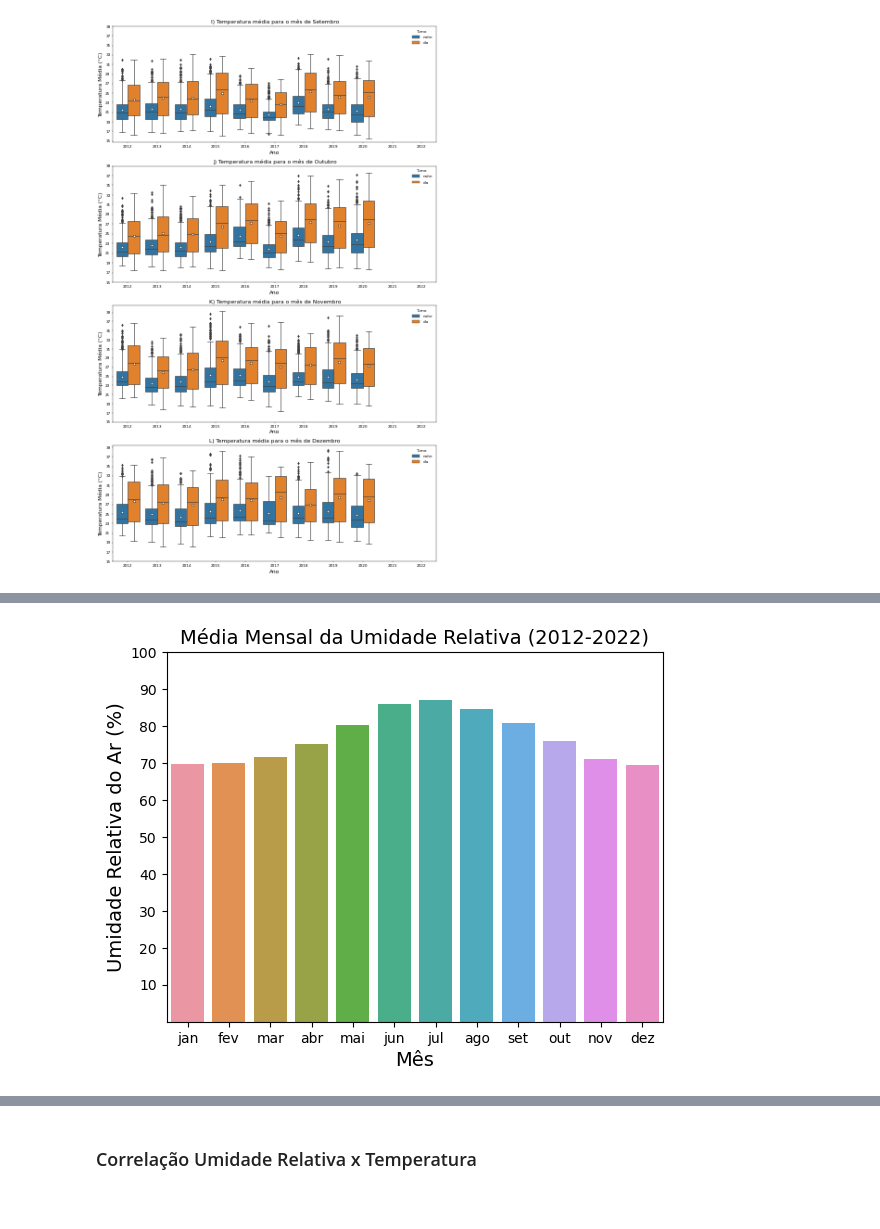
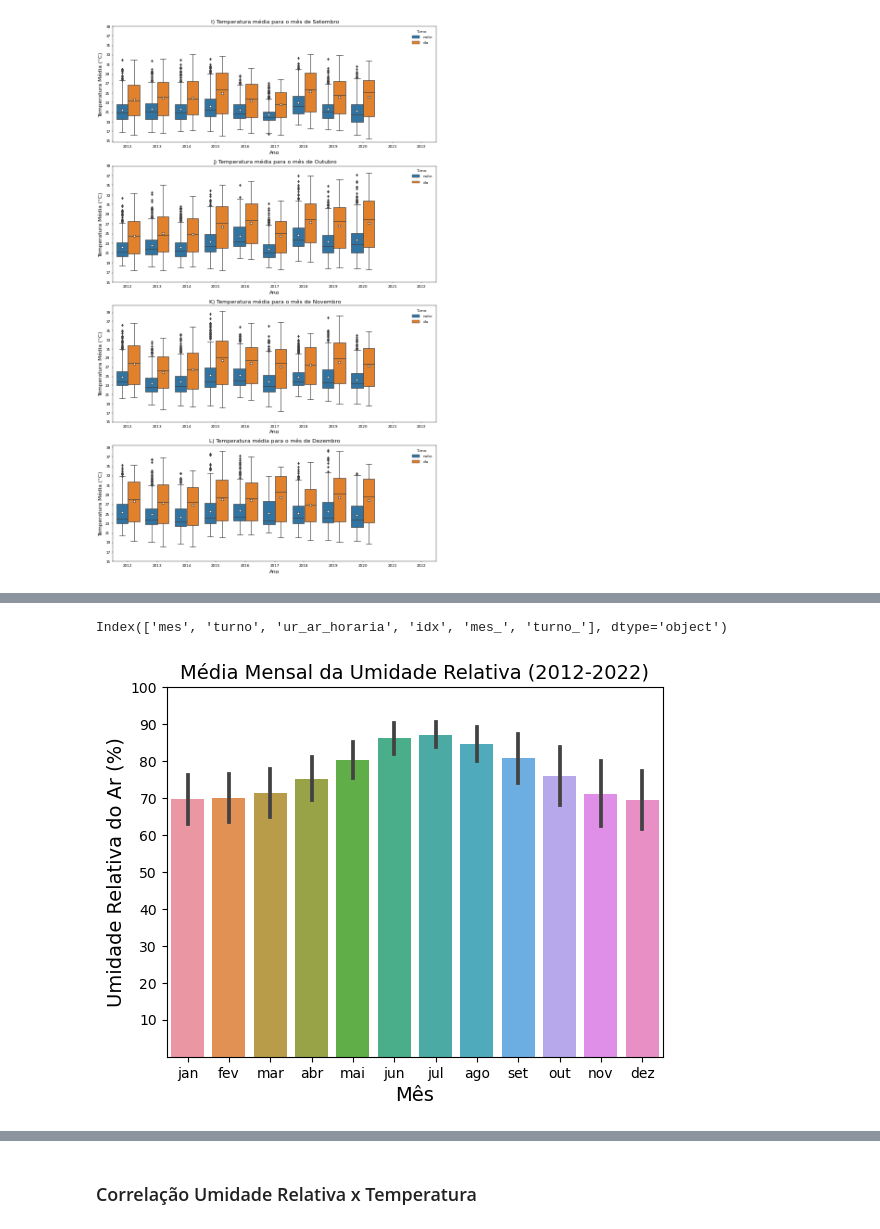
Before and after one commit to Raphael-Prazeres/Ler_dados_INMET, a Jupyter notebook: dados_inmet.ipynb, the cells around one changed output, grey strips where cells are left out. Cells and saved outputs as stored; diff of their text form; code cells hidden in the pictures.

```diff
--- a/dados_inmet.ipynb
+++ b/dados_inmet.ipynb
@@ -629,9 +624,13 @@ media_df
+# %%
+turno_df.columns
+# %% [output]
+Index(['mes', 'turno', 'ur_ar_horaria', 'idx', 'mes_', 'turno_'], dtype='object')
 # %%
-sns.barplot(data=media_df,x='mes',y='ur_ar_horaria')
+sns.barplot(data=turno_df,x='mes',y='ur_ar_horaria')
 plt.title('Média Mensal da Umidade Relativa (2012-2022)', size=14);
 plt.ylabel('Umidade Relativa do Ar (%)', size=14)
 plt.xlabel('Mês', size=14)
 
 plt.yticks(np.arange(10, 101, 10));
 # %% [output]
-[figure, old version]
+[figure, new version]
```
Also changed, not shown: parts of 25 cells of this notebook, 1 other file.
